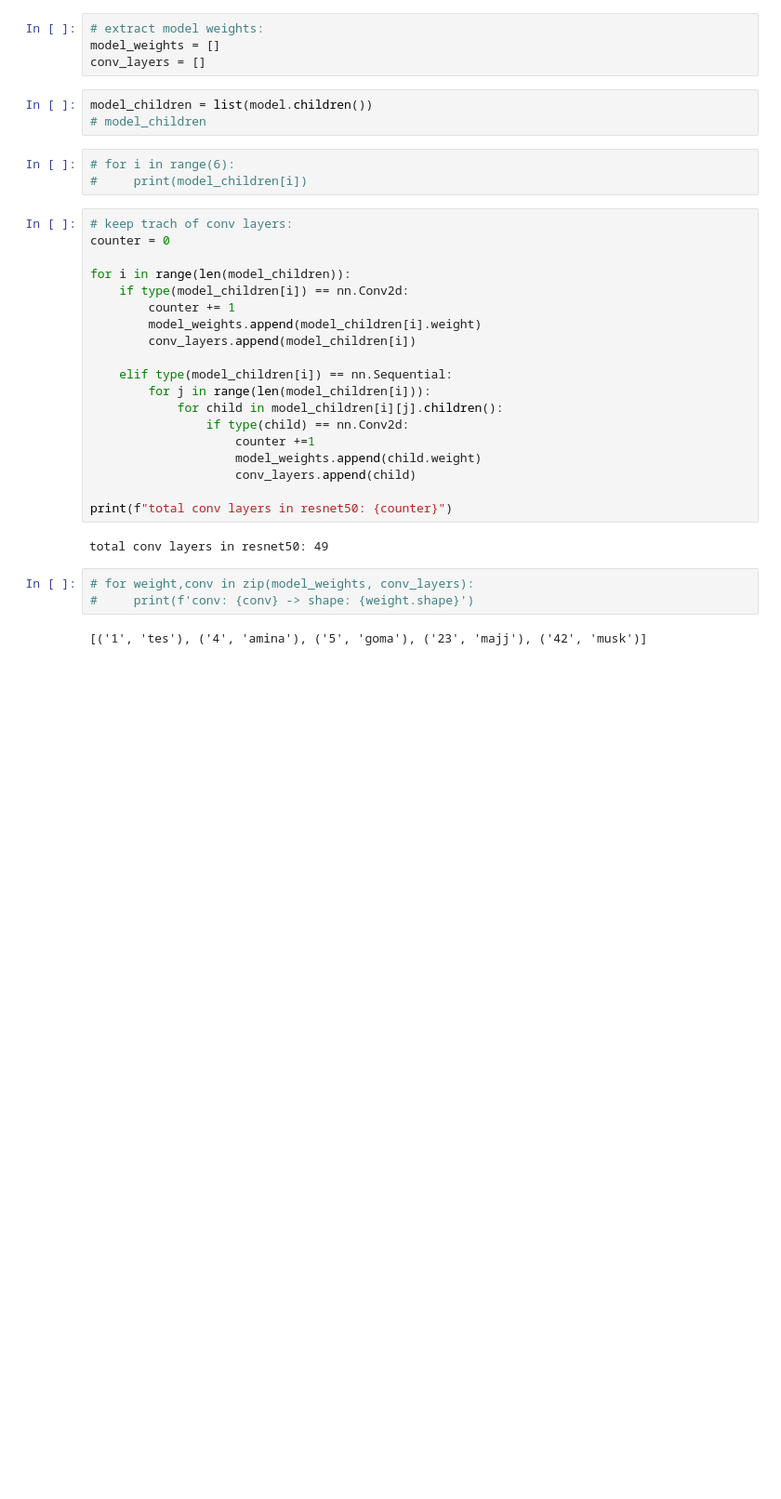
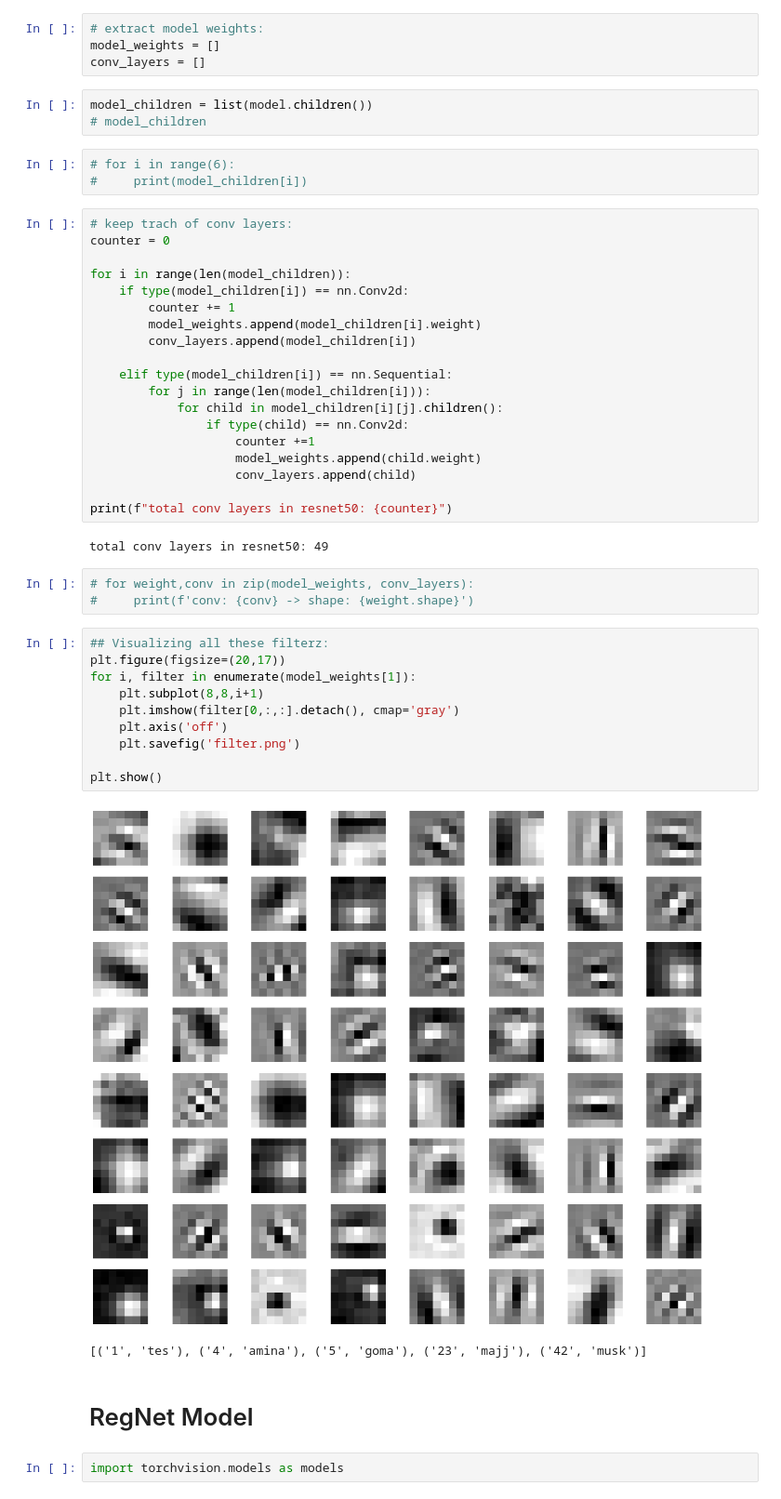
Before and after one commit to Hira63S/PythonPractice, a Jupyter notebook: models/featmap_extract.ipynb, the cells around one changed output. Shown at 93% size. Drawn from its saved outputs; the diff is of its cells as text; blank space fills up the shorter version.

```diff
--- a/models/featmap_extract.ipynb
+++ b/models/featmap_extract.ipynb
@@ -45,6 +45,22 @@ total conv layers in resnet50: 49
 # %%
 # for weight,conv in zip(model_weights, conv_layers):
 #     print(f'conv: {conv} -> shape: {weight.shape}')
+# %%
+## Visualizing all these filterz:
+plt.figure(figsize=(20,17))
+for i, filter in enumerate(model_weights[1]):
+    plt.subplot(8,8,i+1)
+    plt.imshow(filter[0,:,:].detach(), cmap='gray')
+    plt.axis('off')
+    plt.savefig('filter.png')
+
+plt.show()
+# %% [output]
+[figure, added]
 # %%
 # %% [output]
 [('1', 'tes'), ('4', 'amina'), ('5', 'goma'), ('23', 'majj'), ('42', 'musk')]
+# %% [markdown]
+# RegNet Model
+# %%
+import torchvision.models as models
```
Also changed, not shown: parts of 10 cells of this notebook.
